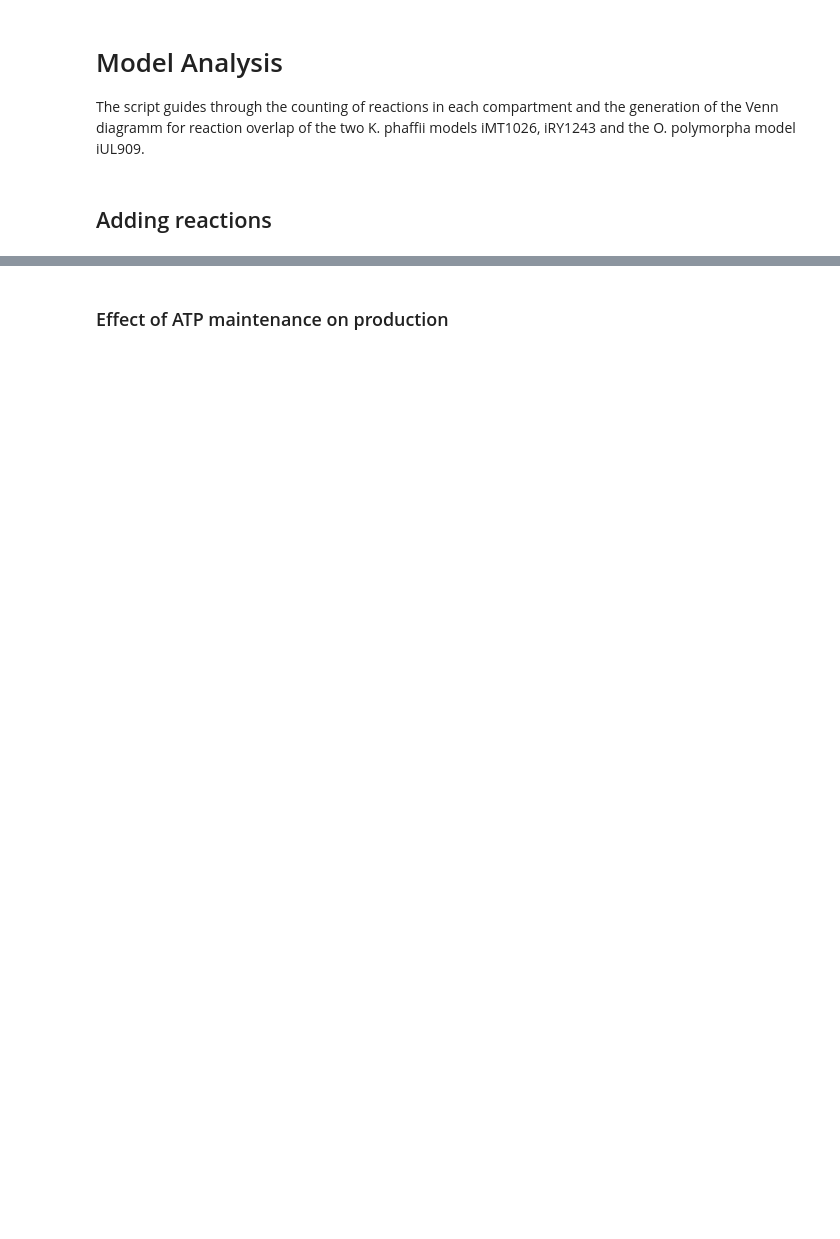
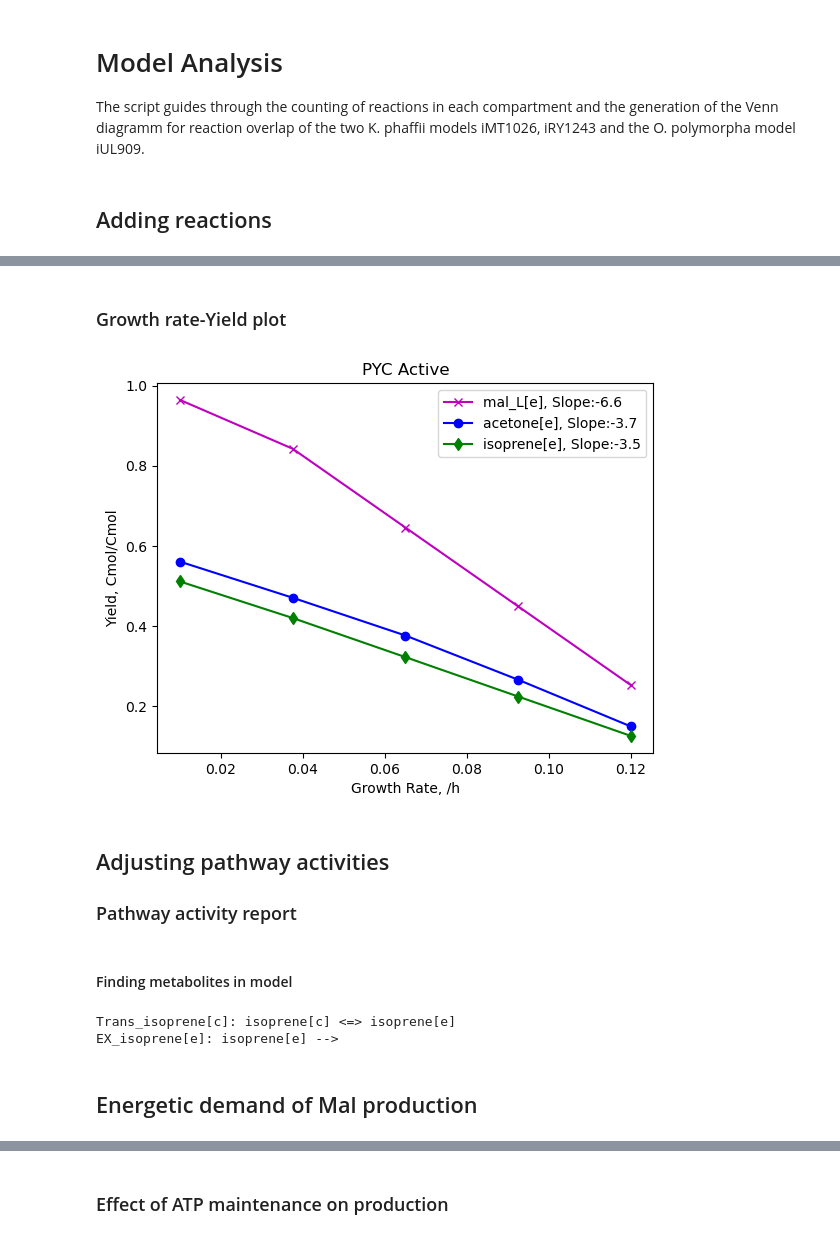
Before and after one commit to iAMB-RWTH-Aachen/Opol-GSMM, a Jupyter notebook: code/Model-Analysis.ipynb, the cells around one changed output, grey strips where cells are left out. Cells and saved outputs as stored; diff of their text form; code cells hidden in the pictures; blank space fills up the shorter version.

Commit message:
Opol biotech product analysis notebook

```diff
--- a/code/Model-Analysis.ipynb
+++ b/code/Model-Analysis.ipynb
@@ -152,3 +152,46 @@ acac[c] + h[c] --> acetone[c] + co2[c]
 | GPR |  |
 | Lower bound | 0 |
 | Upper bound | 1000.0 |
+# %%
+bio = np.linspace(.01,.12,5)
+Substrate = 'meoh'
+flux=10
+Product = ['mal_L[e]','acetone[e]','isoprene[e]'] #,'lac_L[e]'
+PCol = {'acetone[e]':'b', 'isoprene[e]':'g', 'mal_L[e]':'m'} #, 'lac_L[e]':'c'
+PMark = {'acetone[e]':'o', 'isoprene[e]':'d', 'mal_L[e]':'x'} #, 'lac_L[e]':'s'
+YieldProd = dict()
+
+for myProd in Product:
+    Cnum = countCinFormula(model.metabolites.get_by_id(myProd).formula)
+    Yield = list()
+    for bioi in bio:
+        with model as md:
+            md.reactions.get_by_id('BIOMASS').lower_bound = bioi
+            md.reactions.get_by_id('Ex_glc_D').lower_bound = 0
+            md = set_ObjGSMM(md, myProd)
+            md = set_SubFlux(md, [Substrate], 'Ex_glc_D', flux)
+            sol = md.optimize()
+            Yield.append(sol.fluxes['DM_{}'.format(myProd)]*Cnum/flux)
+    YieldProd[myProd] = {'Yield':Yield, 'growth':list(bio), 'color':PCol[myProd], 'marker': PMark[myProd]}
+# %% [markdown]
+### Growth rate-Yield plot
+# %%
+FigureName = 'ProdYields-VS-Growth'
+for Target in YieldProd.keys():
+    m,n = np.polyfit(YieldProd[Target]['growth'], YieldProd[Target]['Yield'], 1)
+    plt.plot(YieldProd[Target]['growth'], YieldProd[Target]['Yield'],
+                # s = 20,
+                c = PCol[Target],
+                marker = PMark[Target],
+                label = f'{Target}, Slope:{round(m,1)}')
+plt.xlabel('Growth Rate, /h')
+plt.ylabel('Yield, Cmol/Cmol')
+plt.legend()
+plt.savefig('221124_ProdYields-VS-Growth_+PYC+AKGT') #221124_ProdYields-VS-Growth_PYC-AKGT # f'{Today}_{FigureName}.{FigureType}'
+plt.title('PYC Active') #+AKG/Mal mTran
+plt.show()
+# %% [output]
+[figure, added]
+# %% [markdown]
+## Adjusting pathway activities
+### Pathway activity report
@@ -154,0 +218,14 @@ acac[c] + h[c] --> acetone[c] + co2[c]
+# %% [markdown]
+#### Finding metabolites in model
+# %%
+# Searching for metabolite IDs
+# CheckMetName = 'Acetone'
+# [print('{}:\t{}:\t{}:\t{}\n'.format(MetID.name, MetID.id, MetID.formula, MetID.annotation)) for MetID in model.metabolites.query(CheckMetName, 'name')];
+
+CheckMetID = 'isoprene[e]'
+[print(f'{myRct.id}: {myRct.reaction}') for myRct in model.metabolites.get_by_id(CheckMetID).reactions];
+# %% [output]
+Trans_isoprene[c]: isoprene[c] <=> isoprene[e]
+EX_isoprene[e]: isoprene[e] -->
+# %% [markdown]
+## Energetic demand of Mal production
```
Also changed, not shown: parts of 22 cells of this notebook, 6 other files.
